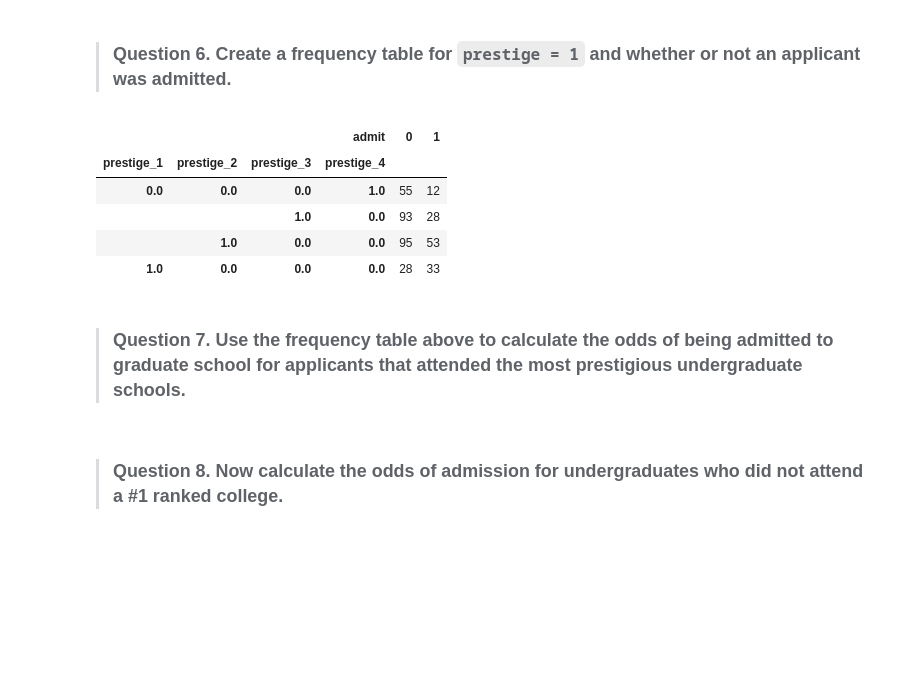
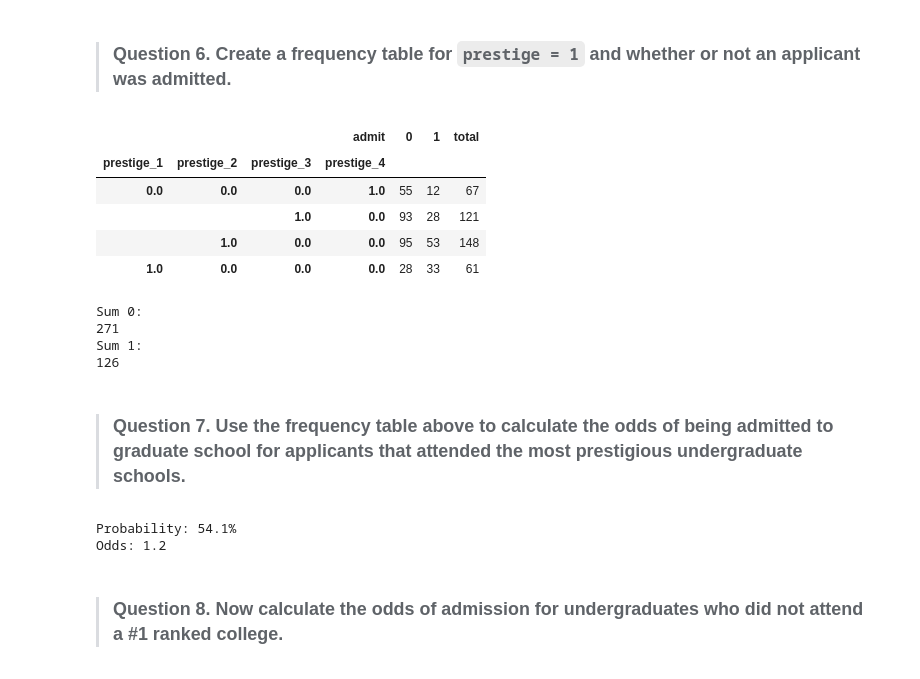
Before and after one commit to heavenlymusiccorp/DS-SF-25, a Jupyter notebook: unit-projects/3/code/unit-project-3-dh.ipynb, the cells around one changed output. Cells and saved outputs as stored; diff of their text form; code cells hidden in the pictures; blank space fills up the shorter version.

```diff
--- a/unit-projects/3/code/unit-project-3-dh.ipynb
+++ b/unit-projects/3/code/unit-project-3-dh.ipynb
@@ -80,13 +85,25 @@ Let's develop our intuition about expected outcomes by hand calculating odds rat
 # %% [markdown]
 > ### Question 6.  Create a frequency table for `prestige = 1` and whether or not an applicant was admitted.
 # %%
-pd.crosstab([df.prestige_1,df.prestige_2,df.prestige_3,df.prestige_4],df.admit)
+ct = pd.crosstab([df.prestige_1,df.prestige_2,df.prestige_3,df.prestige_4],df.admit)
+ct["total"] = ct[0] + ct[1]
+ct
 # %% [output]
-|  |  |  | admit | 0 | 1 |
-| prestige_1 | prestige_2 | prestige_3 | prestige_4 |  |  |
-| 0.0 | 0.0 | 0.0 | 1.0 | 55 | 12 |
-|  |  | 1.0 | 0.0 | 93 | 28 |
-|  | 1.0 | 0.0 | 0.0 | 95 | 53 |
-| 1.0 | 0.0 | 0.0 | 0.0 | 28 | 33 |
+|  |  |  | admit | 0 | 1 | total |
+| prestige_1 | prestige_2 | prestige_3 | prestige_4 |  |  |  |
+| 0.0 | 0.0 | 0.0 | 1.0 | 55 | 12 | 67 |
+|  |  | 1.0 | 0.0 | 93 | 28 | 121 |
+|  | 1.0 | 0.0 | 0.0 | 95 | 53 | 148 |
+| 1.0 | 0.0 | 0.0 | 0.0 | 28 | 33 | 61 |
+# %%
+print('Sum 0:')
+print(ct[0].sum())
+print('Sum 1:')
+print(ct[1].sum())
+# %% [output]
+Sum 0:
+271
+Sum 1:
+126
 # %% [markdown]
 > ### Question 7.  Use the frequency table above to calculate the odds of being admitted to graduate school for applicants that attended the most prestigious undergraduate schools.
@@ -95,2 +110,14 @@ pd.crosstab([df.prestige_1,df.prestige_2,df.prestige_3,df.prestige_4],df.admit)
+# %%
+# Rank 1 is the most prestigous, Rank 4 is the least
+nf = 28
+f = 33
+total = nf + f
+p = f*1./total
+print('Probability: %.1f%%' %(p*100.))
+o1 = p / (1. - p)
+print('Odds: %.1f' %(o1))
+# %% [output]
+Probability: 54.1%
+Odds: 1.2
 # %% [markdown]
 > ### Question 8.  Now calculate the odds of admission for undergraduates who did not attend a #1 ranked college.
```
Also changed, not shown: parts of 39 cells of this notebook.
